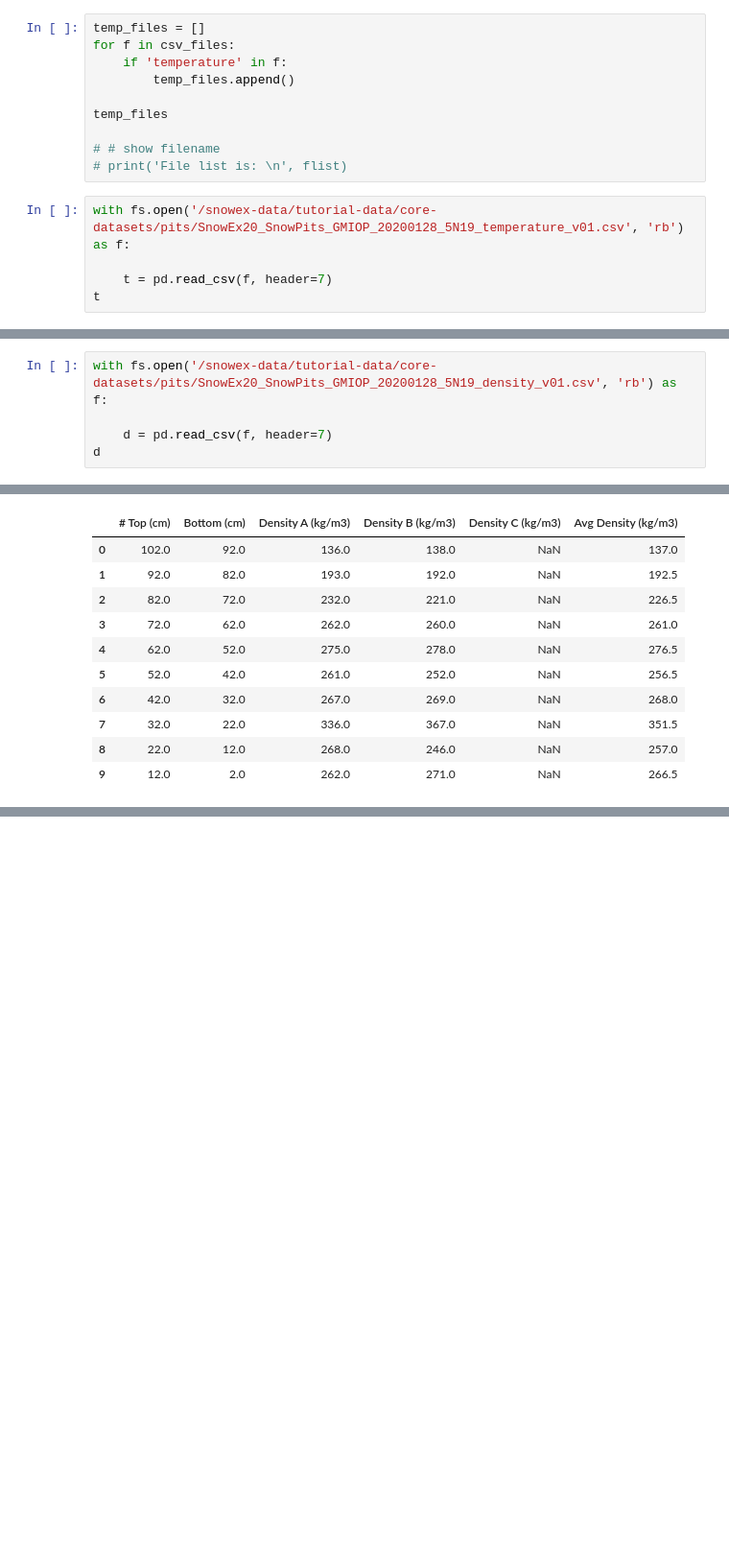
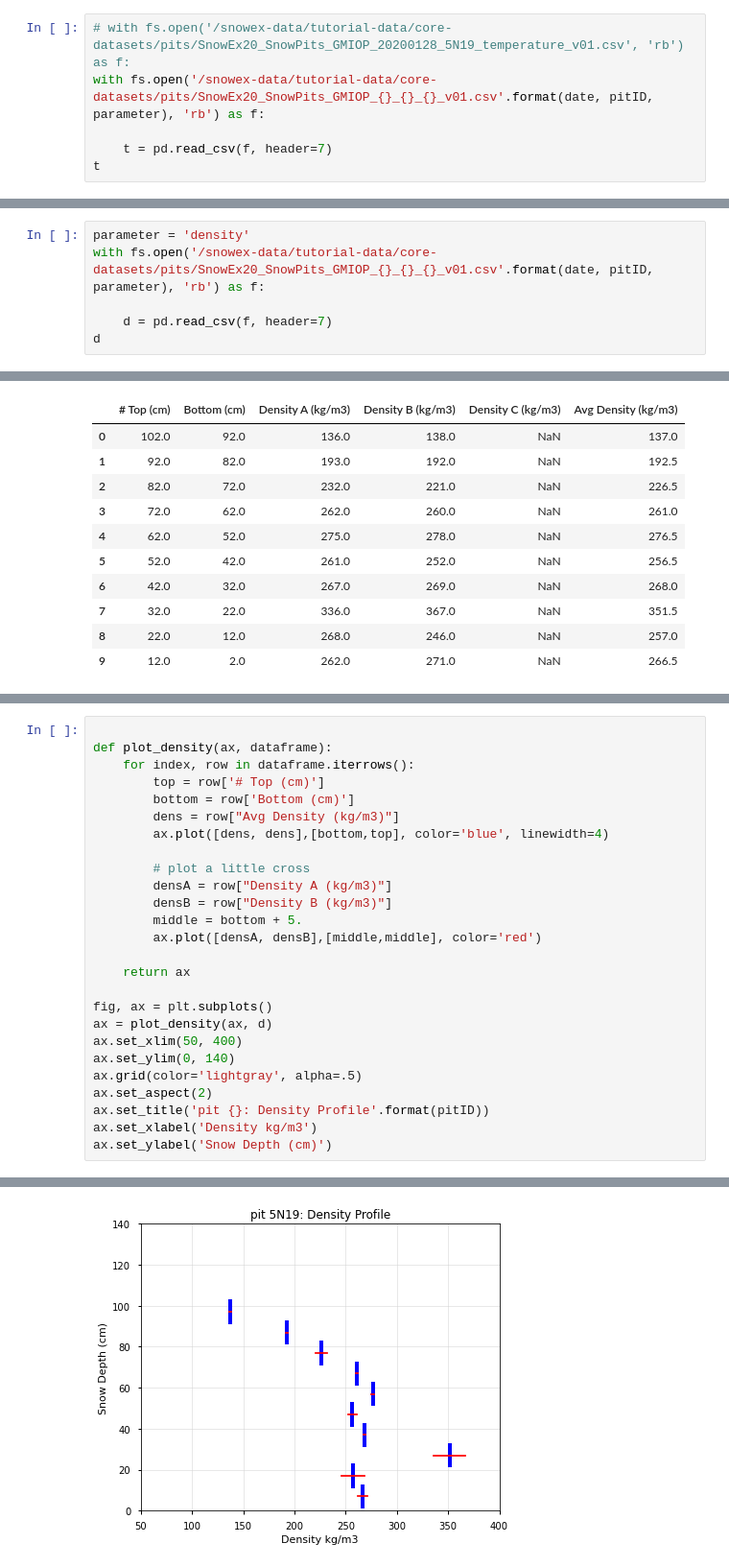
Before and after one commit to snowex-hackweek/website-2021, a Jupyter notebook: book/tutorials/core-datasets/02_data-package.ipynb, the cells around one changed output, grey strips where cells are left out. Shown at 96% size. Cells and saved outputs as stored; diff of their text form; blank space fills up the shorter version.

Commit message:
plots in notebook2 are complete

```diff
--- a/book/tutorials/core-datasets/02_data-package.ipynb
+++ b/book/tutorials/core-datasets/02_data-package.ipynb
@@ -225,15 +225,6 @@ pitID
-# %%
-temp_files = []
-for f in csv_files:
-    if 'temperature' in f:
-        temp_files.append()
-
-temp_files
-
-# # show filename
-# print('File list is: \n', flist)
 # %%
-with fs.open('/snowex-data/tutorial-data/core-datasets/pits/SnowEx20_SnowPits_GMIOP_20200128_5N19_temperature_v01.csv', 'rb') as f:
+# with fs.open('/snowex-data/tutorial-data/core-datasets/pits/SnowEx20_SnowPits_GMIOP_20200128_5N19_temperature_v01.csv', 'rb') as f:
+with fs.open('/snowex-data/tutorial-data/core-datasets/pits/SnowEx20_SnowPits_GMIOP_{}_{}_{}_v01.csv'.format(date, pitID, parameter), 'rb') as f:
 
     t = pd.read_csv(f, header=7)
 t
@@ -265,7 +256,8 @@ ax.set_ylabel('Snow Depth (cm)')
 Text(0, 0.5, 'Snow Depth (cm)')
 [figure]
 # %%
-with fs.open('/snowex-data/tutorial-data/core-datasets/pits/SnowEx20_SnowPits_GMIOP_20200128_5N19_density_v01.csv', 'rb') as f:
+parameter = 'density'
+with fs.open('/snowex-data/tutorial-data/core-datasets/pits/SnowEx20_SnowPits_GMIOP_{}_{}_{}_v01.csv'.format(date, pitID, parameter), 'rb') as f:
 
     d = pd.read_csv(f, header=7)
 d
@@ -304,0 +292,27 @@ d.plot()
+# %%
+
+def plot_density(ax, dataframe):
+    for index, row in dataframe.iterrows():
+        top = row['# Top (cm)']
+        bottom = row['Bottom (cm)']
+        dens = row["Avg Density (kg/m3)"]
+        ax.plot([dens, dens],[bottom,top], color='blue', linewidth=4)
+
+        # plot a little cross
+        densA = row["Density A (kg/m3)"]
+        densB = row["Density B (kg/m3)"]
+        middle = bottom + 5.
+        ax.plot([densA, densB],[middle,middle], color='red')
+
+    return ax
+
+fig, ax = plt.subplots()
+ax = plot_density(ax, d)
+ax.set_xlim(50, 400)
+ax.set_ylim(0, 140)
+ax.grid(color='lightgray', alpha=.5)
+ax.set_aspect(2)
+ax.set_title('pit {}: Density Profile'.format(pitID))
+ax.set_xlabel('Density kg/m3')
+ax.set_ylabel('Snow Depth (cm)')
+# %% [output]
@@ -304,0 +320 @@ d.plot()
+[figure, added]
```
Also changed, not shown: parts of 5 cells of this notebook, 2 other files.
